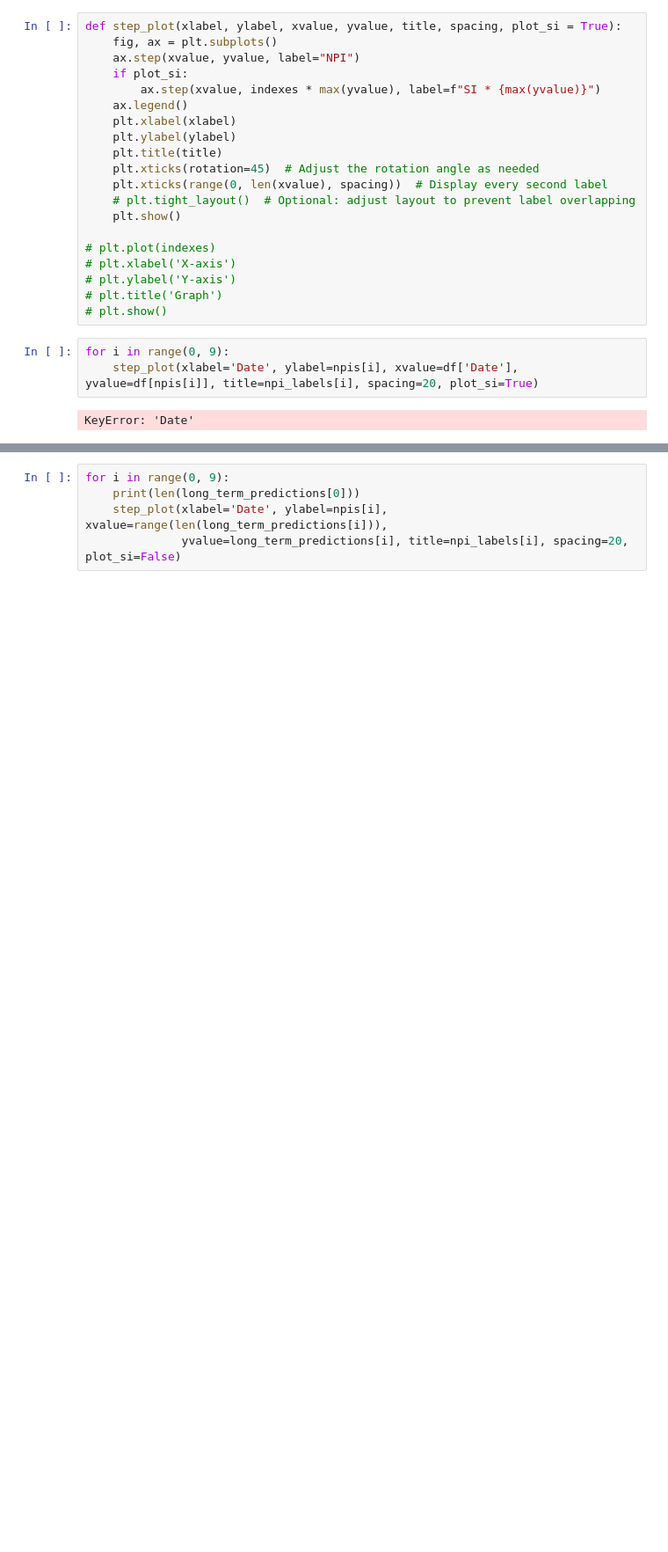
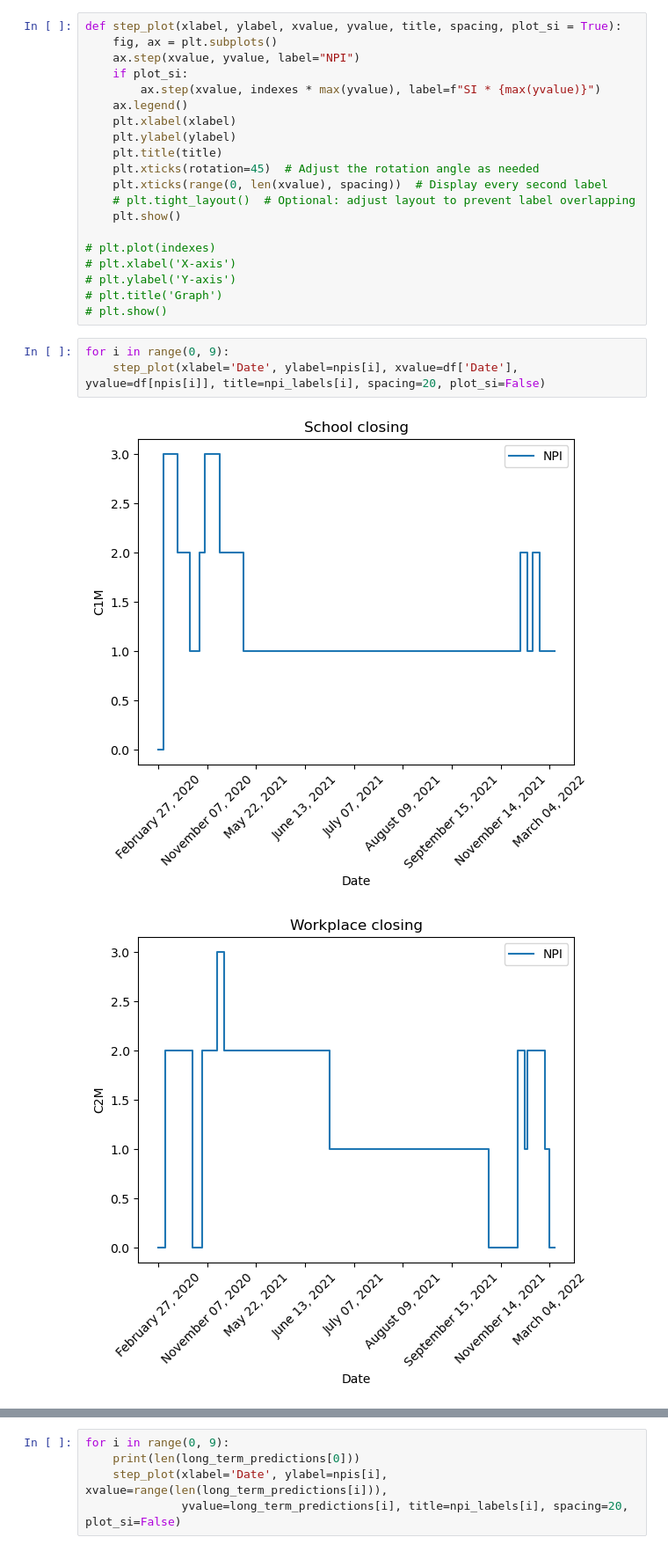
Before and after one commit to mpiotro4/PBAD, a Jupyter notebook: PBAD_2_europe.ipynb, the cells around one changed output, grey strips where cells are left out. Shown at 88% size. Cells and saved outputs as stored; diff of their text form; blank space fills up the shorter version.

```diff
--- a/PBAD_2_europe.ipynb
+++ b/PBAD_2_europe.ipynb
@@ -437,6 +452,7 @@ def step_plot(xlabel, ylabel, xvalue, yvalue, title, spacing, plot_si = True):
 # plt.show()
 # %%
 for i in range(0, 9):
-    step_plot(xlabel='Date', ylabel=npis[i], xvalue=df['Date'], yvalue=df[npis[i]], title=npi_labels[i], spacing=20, plot_si=True)
+    step_plot(xlabel='Date', ylabel=npis[i], xvalue=df['Date'], yvalue=df[npis[i]], title=npi_labels[i], spacing=20, plot_si=False)
 # %% [output]
-KeyError: 'Date'
+[figure, added]
+[figure, added]
```
Also changed, not shown: parts of 12 cells of this notebook, 4 other files.
